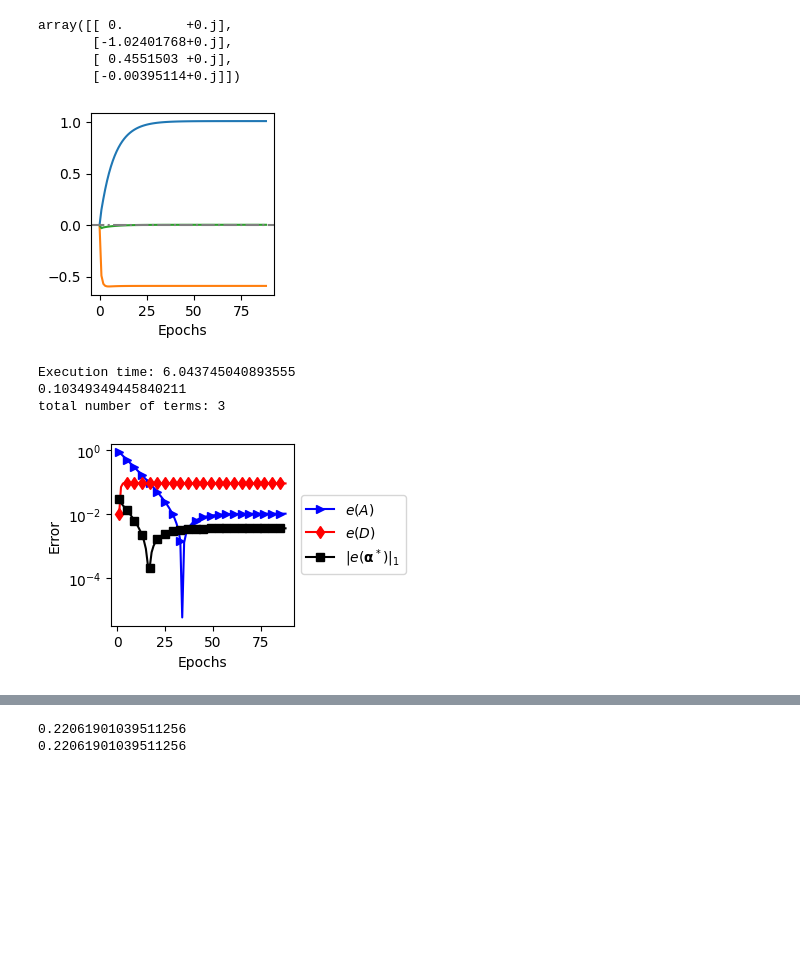
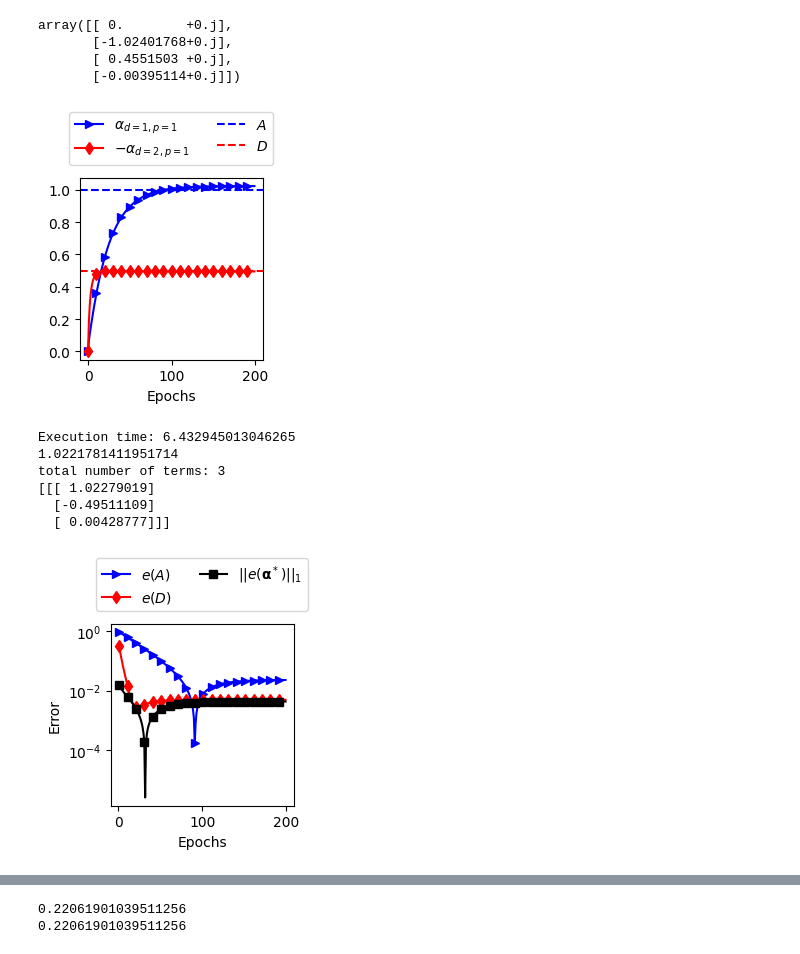
Before and after one commit to mohsensadr/DiscoverPDEAdjoint, a Jupyter notebook: Adjoint_General_nd.ipynb, the cells around one changed output, grey strips where cells are left out. Drawn from its saved outputs; the diff is of its cells as text; code cells hidden in the pictures; blank space fills up the shorter version.

```diff
--- a/Adjoint_General_nd.ipynb
+++ b/Adjoint_General_nd.ipynb
@@ -911,14 +655,14 @@ B_ex = 0.5
 C_ex = -0.5
 
 dx = L/Nx
-dt = dt_cfl(dx, D_ex)
+dt = dt_cfl(dx, C_ex)
 Nt = 128
 T = dt*Nt
 
 # Initial condition
 x =  np.linspace(0, L, Nx)
 f0 = 5.*np.sin(2.* np.pi * x)*x*(x-L)
-fs = Kuramoto_Sivashinsky_equation(A_ex, B_ex, D_ex, f0, dx, dt, Nt) #*np.random.normal(0.,0.001,(Nt,Nx)) # (Nt, Nx)
+fs = Kuramoto_Sivashinsky_equation(A_ex, B_ex, C_ex, f0, dx, dt, Nt) #*np.random.normal(0.,0.001,(Nt,Nx)) # (Nt, Nx)
 
 dx = np.array([dx])
 x = np.array([x])
@@ -1289,7 +1058,7 @@ Lx0 = 1.0  # Domain size in x-direction
 Lx1 = 1.0  # Domain size in y-direction
 V = Lx0*Lx1
 dt = 0.000001  # Time step size
-Nt = 100
+Nt = 50
 
 # Discretize the spatial domain
 x0 = np.linspace(0, Lx0, Nx0)
@@ -1363,7 +1132,7 @@ for i, d in enumerate(ds):
             learning_rates[:,i,j] *= 40
 #learning_rates[:,0,:] *= 40
 
-epochs = 200
+epochs = 400
 estimated_params = np.zeros((epochs+1, numPDE, len(ds),len(ps)))
 estimated_params[0,:] = params
 
@@ -1807,7 +1619,7 @@ error in other terms (should be excluded)
 ## Random Walk
 # %%
 Ns = 10000
-m = 100
+m = 50
 n = 100
 length = n*Ns
 dt = 0.01
@@ -1868,12 +1680,13 @@ array([[ 0.        +0.j],
        [ 0.4551503 +0.j],
        [-0.00395114+0.j]])
 # %%
+problem = "RandomWalk"
 tol = 1e-6
 start_time = time.time()
 numPDE = fs.shape[0]
 
-A_ex = c
-D_ex = -0.5
+A_ex = 1.0
+D_ex = 0.5
 
 V = L
 ds = np.array([[1], [2], [3]])
@@ -1882,7 +1695,7 @@ D = np.max(np.sum(ds,axis=1))
 P = np.max(np.sum(ps,axis=1))
 
 params = np.zeros((numPDE,len(ds),len(ps)))
-beta = 0.01
+beta = 0.001
 learning_rates = np.ones((numPDE, len(ds),len(ps)))
 for i, d in enumerate(ds):
     for j, p in enumerate(ps):
@@ -1927,15 +1740,22 @@ eps = [i for i in range(epochs)]
 
 estimated_params = estimated_params[:epochs,:]
 
-for i_pde in range(numPDE):
-    plt.figure(figsize=(size*cm, size*cm))
-    for id in range(len(ds)):
-        for ip in range(len(ps)):
-            plt.plot(estimated_params[:,i_pde,id,ip], label=r"$α_{"+str(i_pde)+","+str(id)+","+str(ip)+"}$")
-    #for j in range(len(coef[i_pde,:])):
-    #    plt.axhline(coef[i_pde,j], linestyle = "--")
-    plt.axhline(0,    color="grey", linestyle = "-.")
-    plt.xlabel('Epochs')
+i_pde =0;
+plt.figure(figsize=(size*cm, size*cm))
+for id, d in enumerate(ds):
+    for ip, p in enumerate(ps):
+        if d[0]==1 and p[0]==1:
+            plt.plot(estimated_params[:,i_pde,id,ip], label=r"$α_{d="+str(d[0])+", p="+str(p[0])+"}$", color="blue", marker=">", markevery=10)
+for id, d in enumerate(ds):
+    for ip, p in enumerate(ps):
+        if d[0]==2 and p[0]==1:
+            plt.plot(-estimated_params[:,i_pde,id,ip], label=r"$-α_{d="+str(d[0])+", p="+str(p[0])+"}$", color="red", marker="d", markevery=10)
+plt.axhline(A_ex,    color="blue", linestyle = "--", label=r"$A$")
+plt.axhline(D_ex,    color="red", linestyle = "--", label=r"$D$")
+plt.xlabel('Epochs')
+plt.legend(loc='upper center', bbox_to_anchor=(0.5, 1.4), ncol=2, fontsize=10)
+name = problem + "_" + "coeffconv"
+plt.savefig(name+".pdf",format='pdf', bbox_inches="tight", dpi=300)
 plt.show()
 
 end_time = time.time()
@@ -1951,46 +1771,51 @@ for id, d in enumerate(ds):
             err_other += abs(estimated_params[:,i_pde,id,ip])
             count += 1
 
-problem = "RandomWalk"
+
 i_pde = 0
 plt.figure(figsize=(size*cm, size*cm))
 for id, d in enumerate(ds):
     for ip, p in enumerate(ps):
         if d[0]==1 and p[0]==1:
             plt.plot(eps[1:], abs(estimated_params[1:,i_pde,id,ip]-A_ex),
-                     label=r"$e(A)$", marker=">", markevery=4, color="blue")
+                     label=r"$e(A)$", marker=">", markevery=10, color="blue")
 for id, d in enumerate(ds):
     for ip, p in enumerate(ps):
         if d[0]==2 and p[0]==1:
-            plt.plot(eps[1:], abs(estimated_params[1:,i_pde,id,ip]-D_ex),
-                     label=r"$e(D)$", marker="d", markevery=4, color="red")
-plt.plot(eps[1:], err_other[1:]/count, marker="s", markevery=4, color="black", label=r"$|e(\mathbf{\alpha}^*)|_1$")
+            plt.plot(eps[1:], abs(-estimated_params[1:,i_pde,id,ip]-D_ex),
+                     label=r"$e(D)$", marker="d", markevery=10, color="red")
+plt.plot(eps[1:], err_other[1:]/count, marker="s", markevery=10, color="black", label=r"$||e(\mathbf{\alpha}^*)||_1$")
 plt.yscale('log')
 plt.ylabel(r'Error')
 plt.xlabel('Epochs')
-plt.legend(loc='center left', bbox_to_anchor=(1, 0.5))
+plt.legend(loc='upper center', bbox_to_anchor=(0.5, 1.4), ncol=2, fontsize=10)
 name = problem + "_" + "coeff"
 plt.savefig(name+".pdf",format='pdf', bbox_inches="tight", dpi=300)
 
 ## compute error:
 err = 0
 for id, d in enumerate(ds):
     for ip, p in enumerate(ps):
         if d[0]==1 and p[0]==1:
             err += abs(estimated_params[-1,i_pde,id,ip]-A_ex)
         elif d[0]==2 and p[0]==1:
             err += abs(estimated_params[-1,i_pde,id,ip]-D_ex)
         else:
             err += abs(estimated_params[-1, i_pde, id, ip])
 print(err)
 
 print("total number of terms: "+str(len(ds)*len(ps)))
+
+print(params)
 # %% [output]
-[figure, old version]
+[figure, new version]
-Execution time: 6.043745040893555
-0.10349349445840211
+Execution time: 6.432945013046265
+1.0221781411951714
 total number of terms: 3
+[[[ 1.02279019]
+  [-0.49511109]
+  [ 0.00428777]]]
-[figure, old version]
+[figure, new version]
 # %%
 import sys; sys.path.append('PDE-FIND/')
 from PDE_FIND import *
```
Also changed, not shown: parts of 20 cells of this notebook.
